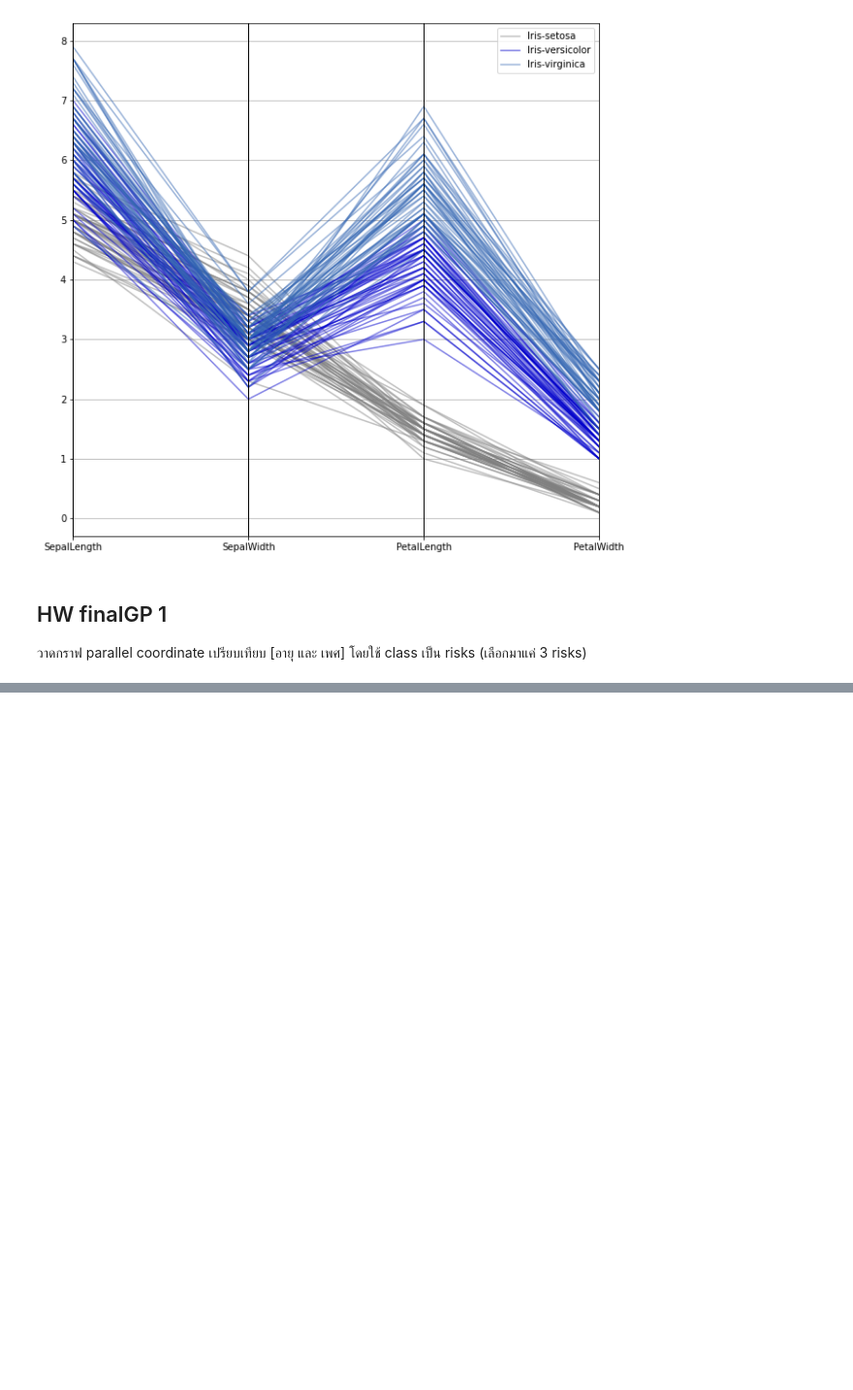
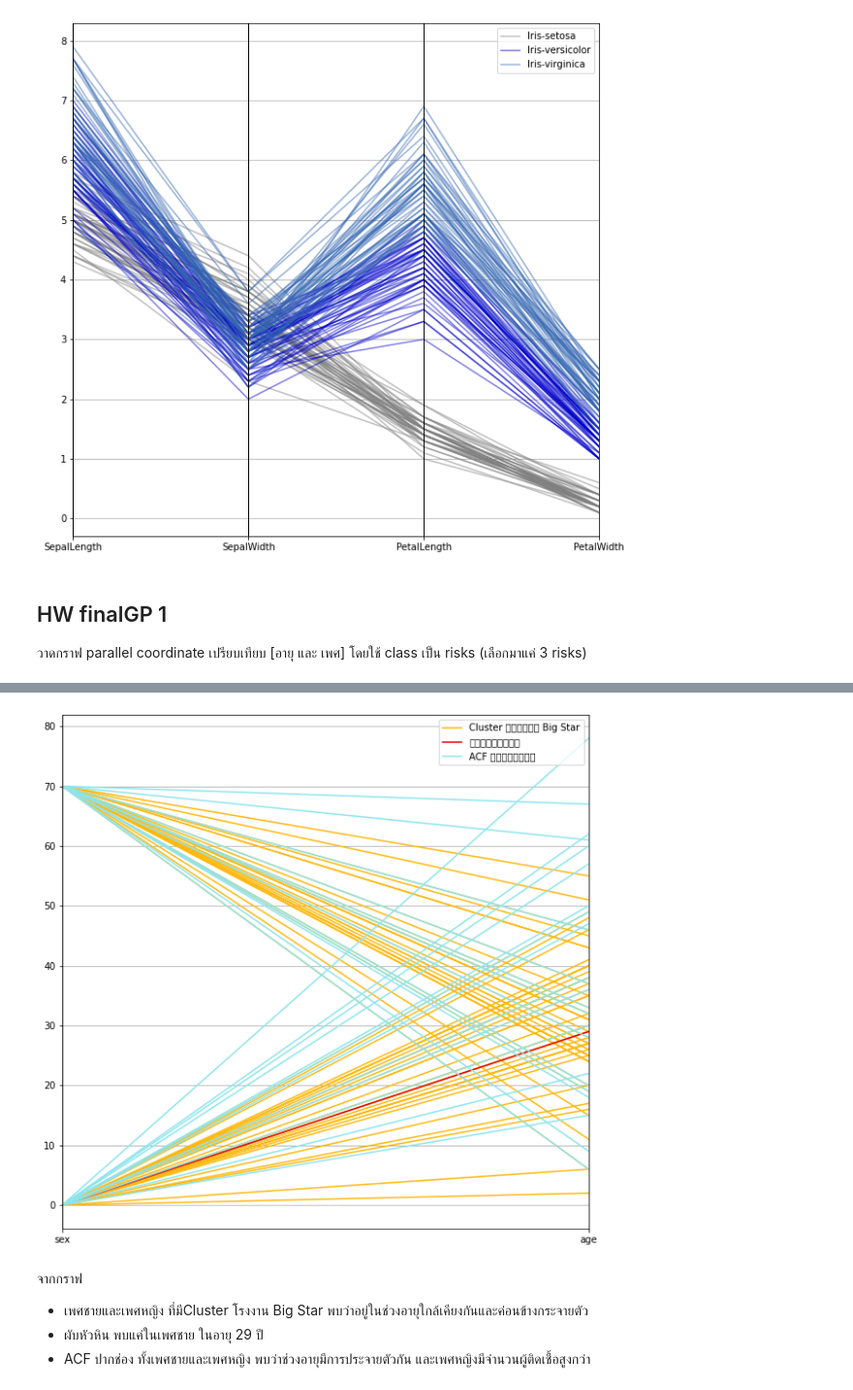
Before and after one commit to naruemonssp/data_viz_2022, a Jupyter notebook: DataViz01_Table.ipynb, the cells around one changed output, grey strips where cells are left out. Shown at 97% size. Cells and saved outputs as stored; diff of their text form; code cells hidden in the pictures; blank space fills up the shorter version.

```diff
--- a/DataViz01_Table.ipynb
+++ b/DataViz01_Table.ipynb
@@ -142,0 +247,3 @@ pd.plotting.parallel_coordinates(df, 'Name', color=[[0.5,0.5,0.5,0.5],[0,0,0.8,0
+# %%
+data_covid_select=data_covid_select.fillna(value ={ 'age' : data_covid_select['age'].mean()})  ## แก้คอลลัมน์ age เติมค่าว่าง โดยใช้คำสั่ง .fillna() ซึ่งค่าที่นำมาใส่คือ ค่าจากค่ากลางของอายุ
+data_covid_select
@@ -142,0 +264,3 @@ pd.plotting.parallel_coordinates(df, 'Name', color=[[0.5,0.5,0.5,0.5],[0,0,0.8,0
+# %%
+data_covid_select=data_covid_select.fillna(value ={ 'risk' : 'ไม่ระบุ'})   ## แก้คอลลัมน์ risk เติมค่าว่าง โดยใช้คำสั่ง .fillna() ซึ่งค่าที่นำมาใส่คือ สัมผัสใกล้ชิดกับผู้ป่วยยืนยันรายก่อนหน้านี้
+data_covid_select
@@ -142,0 +312,3 @@ pd.plotting.parallel_coordinates(df, 'Name', color=[[0.5,0.5,0.5,0.5],[0,0,0.8,0
+# %%
+data_3c = data_covid_select[(data_covid_select['risk']=='Cluster โรงงาน Big Star')| (data_covid_select['risk']=='ผับหัวหิน')|(data_covid_select['risk']=='ACF รองเมือง')]
+data_3c
@@ -142,0 +336,4 @@ pd.plotting.parallel_coordinates(df, 'Name', color=[[0.5,0.5,0.5,0.5],[0,0,0.8,0
+# %%
+data_3c= data_3c.replace('ชาย',0)  #แทนค่าของผู้ชาย เป็นเลข 0
+data_3c= data_3c.replace('หญิง',70) # แทนค่าของผู้หญิง เป็นเลข 70
+data_3c
@@ -142,0 +354,9 @@ pd.plotting.parallel_coordinates(df, 'Name', color=[[0.5,0.5,0.5,0.5],[0,0,0.8,0
+# %%
+pd.plotting.parallel_coordinates(data_3c,'risk',color = ['#FFB90F','#E50000','#8EE5EE']);
+# %% [output]
+[figure, added]
+# %% [markdown]
+จากกราฟ
+* เพศชายและเพศหญิง ที่มีCluster โรงงาน Big Star พบว่าอยู่ในช่วงอายุใกล้เคียงกันและค่อนข้างกระจายตัว
+* ผับหัวหิน พบแค่ในเพศชาย ในอายุ 29 ปี
+* ACF ปากช่อง ทั้งเพศชายและเพศหญิง พบว่าช่วงอายุมีการประจายตัวกัน และเพศหญิงมีจำนวนผู้ติดเชื้อสูงกว่า
```
Also changed, not shown: parts of 28 cells of this notebook.
